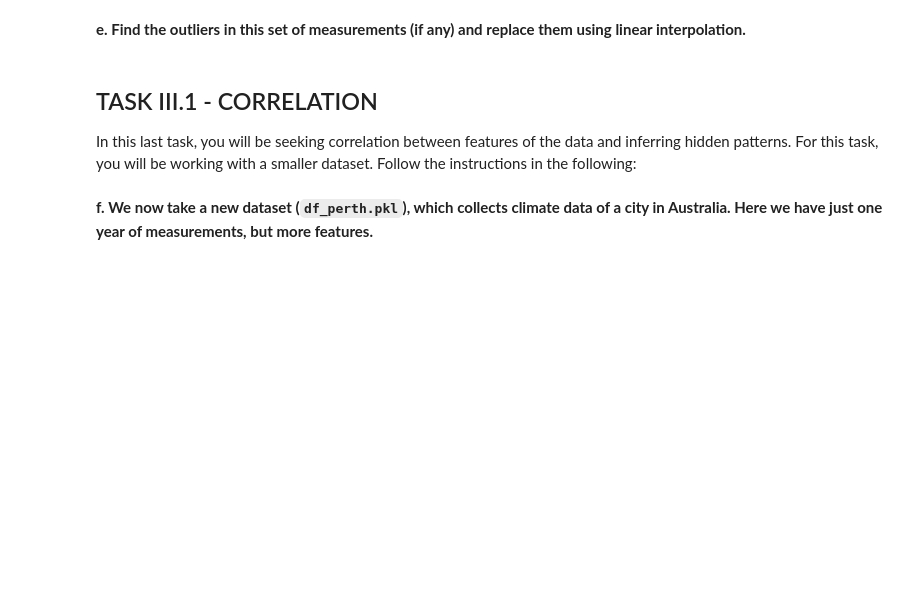
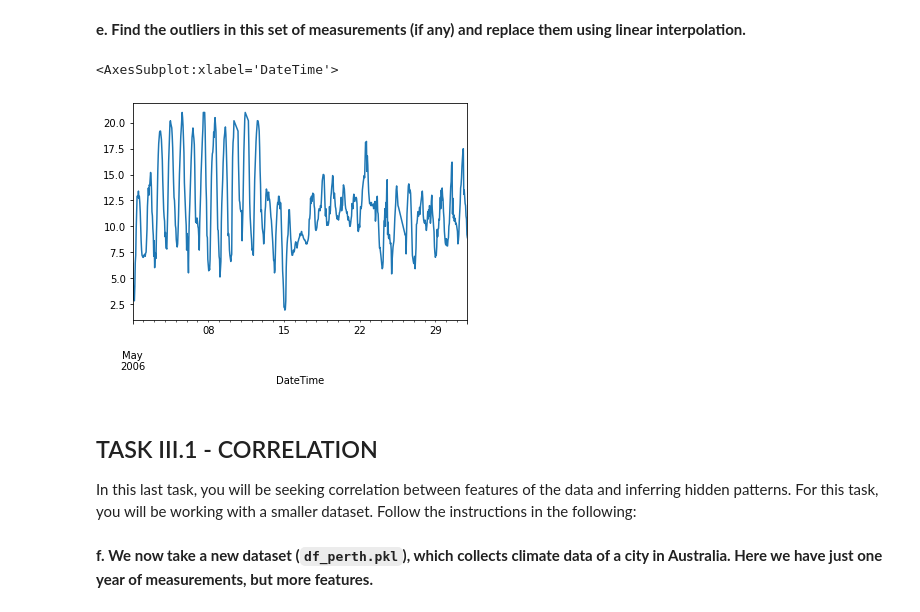
Before and after one commit to akalisvm/Data-Analytics-Assignment, a Jupyter notebook: Coursework_weather_data.ipynb, the cells around one changed output. Saved outputs shown, nothing was run; the diff lists cells and outputs as text; code cells hidden in the pictures; blank space fills up the shorter version.

```diff
--- a/Coursework_weather_data.ipynb
+++ b/Coursework_weather_data.ipynb
@@ -149,5 +158,27 @@ The second task is focused on spotting and overcoming outliers. Follow the instr
 # %% [markdown]
 **e. Find the outliers in this set of measurements (if any) and replace them using linear interpolation.**
+# %%
+###########################
+
+col = df['Odense']['Temp']['2006-05']
+median = col.median()
+mad = col.mad()
+
+def get_zscore(x):
+    return (x - median) / mad
+
+def temp_map(x):
+    temp_val = np.nan if get_zscore(x) > 3 else x
+    return temp_val
+
+col = col.map(temp_map)
+col = col.fillna(col.interpolate())
+col.plot()
+
+###########################
+# %% [output]
+<AxesSubplot:xlabel='DateTime'>
+[figure, added]
 # %% [markdown]
 ## TASK III.1 - CORRELATION
 
```
Also changed, not shown: parts of 1 cell of this notebook.
